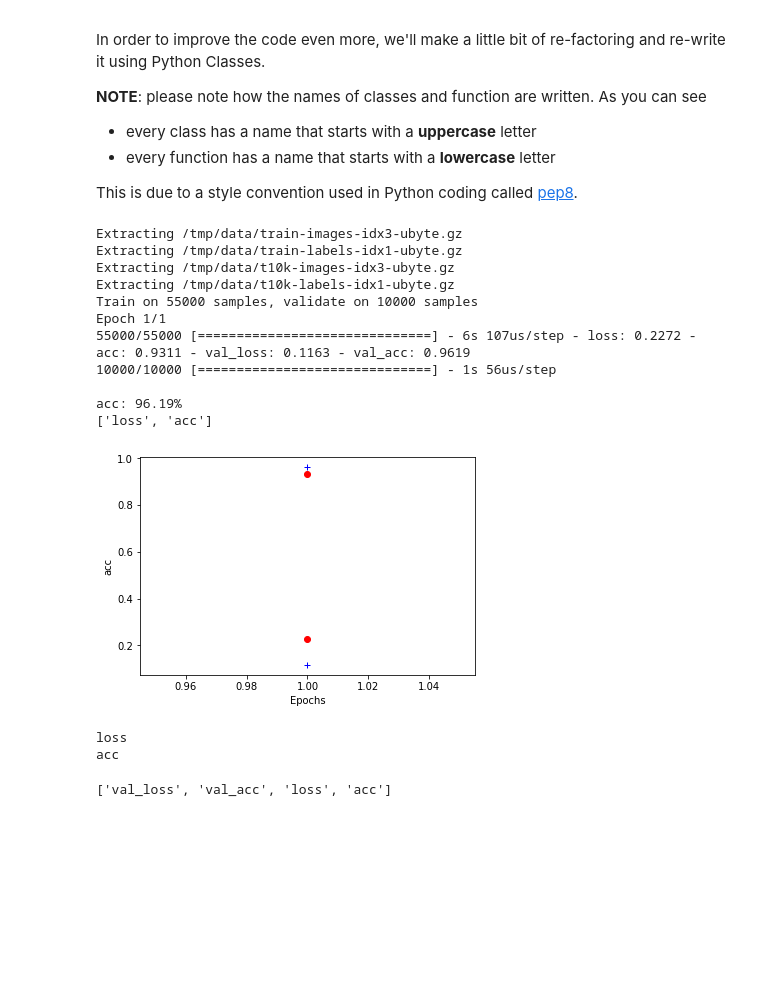
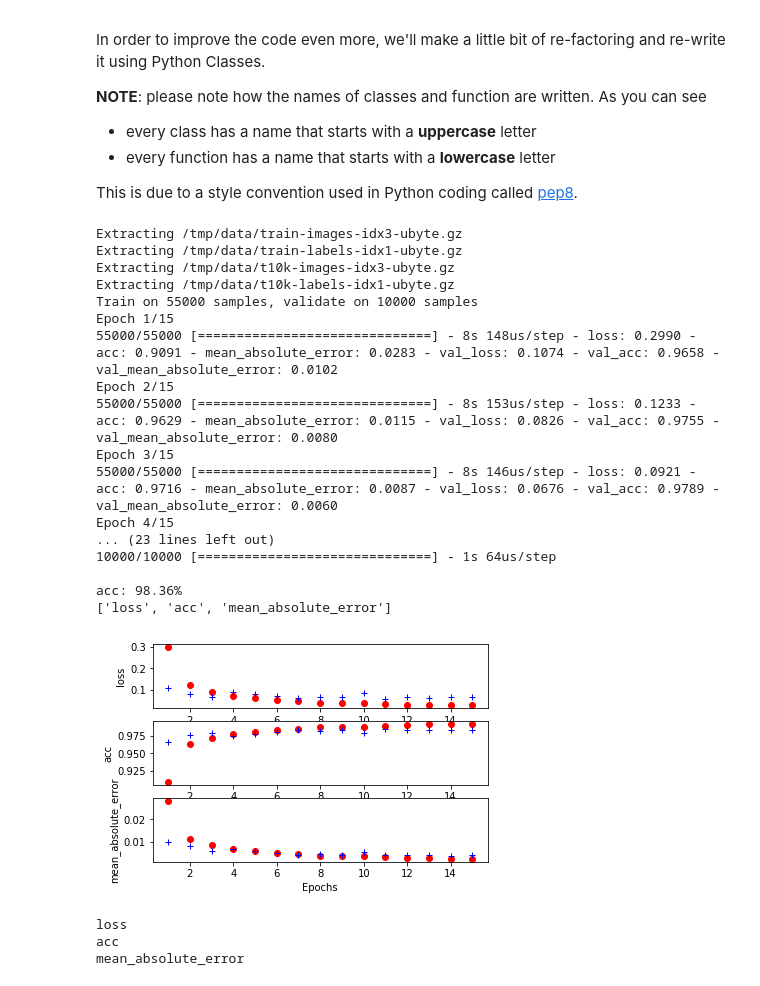
Before and after one commit to SalMarco/FourthLesson, a Jupyter notebook: Lesson4-1.ipynb, the cells around one changed output. Drawn from its saved outputs; the diff is of its cells as text; code cells hidden in the pictures; blank space fills up the shorter version.

```diff
--- a/Lesson4-1.ipynb
+++ b/Lesson4-1.ipynb
@@ -38,7 +73,7 @@ This is due to a style convention used in Python coding called [pep8](https://ww
 import pandas as pd
 import numpy as np
 from keras.models import Sequential
-from keras.layers import Dense
+from keras.layers import Dense, Dropout
 from keras.layers import advanced_activations
 from keras.optimizers import Adam
 from tensorflow.examples.tutorials.mnist import input_data
@@ -46,7 +81,7 @@ from matplotlib import pyplot as plt
 
 # Parameters
 learning_rate = 0.001
-num_steps = 1
+num_steps = 15
 batch_size = 128
 
 # Network Parameters
@@ -55,7 +90,7 @@ n_hidden_2 = 256 # 2nd layer number of neurons
 num_input = 784 # MNIST data input (img shape: 28*28)
 num_classes = 10 # MNIST total classes (0-9 digits)
 
-metrics = ['accuracy']
+metrics = ['accuracy','mae']
 
 
 class PrepareVariabiles:
@@ -73,7 +108,7 @@ class PrepareVariabiles:
 class CreateNN:
     def __init__(self,**kargs):
         self.activationFun = 'relu'
-        self.dropPerc = 0.15
+        self.dropPerc = 0.25
         self.X = kargs['x']
         self.Y = kargs['y']
         self.X_test = kargs['xt']
@@ -83,6 +118,8 @@ class CreateNN:
     def modelDefinition(self,useDropout=False):
         self.model = Sequential()
         self.model.add(Dense(num_input, input_dim=num_input,activation=self.activationFun))
+        if useDropout:
+            self.model.add(Dropout(self.dropPerc))
         self.model.add(Dense(n_hidden_1,activation=self.activationFun))
         if useDropout:
             self.model.add(Dropout(self.dropPerc))
@@ -106,52 +143,62 @@ class PlotGraphs:
         self.history_dict = history.history
         self.metList = []
         for cur_key in history.history.keys():
-            if len(cur_key.split('_'))==1:
+            if cur_key.find('val')!=0:
                 self.metList.append(cur_key)
         print(self.metList)
+        self.lenList = len(self.metList)
 
     def plotResults(self):
+        plotPos = 1
         for cur_met in self.metList:
-            loss_values = self.history_dict[cur_met]
-            val_loss_values = self.history_dict['val_%s'%cur_met]
-            epochs = range(1, len(loss_values) + 1)
-            plt.plot(epochs, loss_values, 'ro')
-            plt.plot(epochs, val_loss_values, 'b+')
+            cur_values = self.history_dict[cur_met]
+            cur_val = self.history_dict['val_%s'%cur_met]
+            epochs = range(1, len(cur_values) + 1)
+            plt.subplot(self.lenList, 1, plotPos)
+            plt.plot(epochs, cur_values, 'ro')
+            plt.plot(epochs, cur_val, 'b+')
             plt.xlabel('Epochs')
             plt.ylabel(cur_met)
+            plotPos += 1
 
 
 def main():
     pv = PrepareVariabiles()
     X, Y, X_test, Y_test = pv.splitDatset()
     cnn = CreateNN(x=X,y=Y,xt=X_test,yt=Y_test)
-    cnn.modelDefinition()
+    cnn.modelDefinition(useDropout=True)#useDropout=True
     cnn.modelCompile()
     history, scores, model = cnn.modelEval()
     print("\n%s: %.2f%%" % (model.metrics_names[1], scores[1]*100))
     pg = PlotGraphs(h=history)
     pg.plotResults()
     return history
 history = main()
 # %% [output]
 Extracting /tmp/data/train-images-idx3-ubyte.gz
 Extracting /tmp/data/train-labels-idx1-ubyte.gz
 Extracting /tmp/data/t10k-images-idx3-ubyte.gz
 Extracting /tmp/data/t10k-labels-idx1-ubyte.gz
 Train on 55000 samples, validate on 10000 samples
-Epoch 1/1
-55000/55000 [==============================] - 6s 107us/step - loss: 0.2272 - acc: 0.9311 - val_loss: 0.1163 - val_acc: 0.9619
-10000/10000 [==============================] - 1s 56us/step
+Epoch 1/15
+55000/55000 [==============================] - 8s 148us/step - loss: 0.2990 - acc: 0.9091 - mean_absolute_error: 0.0283 - val_loss: 0.1074 - val_acc: 0.9658 - val_mean_absolute_error: 0.0102
+Epoch 2/15
+55000/55000 [==============================] - 8s 153us/step - loss: 0.1233 - acc: 0.9629 - mean_absolute_error: 0.0115 - val_loss: 0.0826 - val_acc: 0.9755 - val_mean_absolute_error: 0.0080
+Epoch 3/15
+55000/55000 [==============================] - 8s 146us/step - loss: 0.0921 - acc: 0.9716 - mean_absolute_error: 0.0087 - val_loss: 0.0676 - val_acc: 0.9789 - val_mean_absolute_error: 0.0060
+Epoch 4/15
+... (23 lines left out)
+10000/10000 [==============================] - 1s 64us/step
 
-acc: 96.19%
-['loss', 'acc']
+acc: 98.36%
+['loss', 'acc', 'mean_absolute_error']
-[figure, old version]
+[figure, new version]
 # %%
-history.history
+history.history.keys()
 for cur_key in history.history.keys():
-    if len(cur_key.split('_'))==1:
+    if cur_key.find('val')!=0:
         print(cur_key)
 # %% [output]
 loss
 acc
+mean_absolute_error
-['val_loss', 'val_acc', 'loss', 'acc']
```
Also changed, not shown: parts of 9 cells of this notebook.
